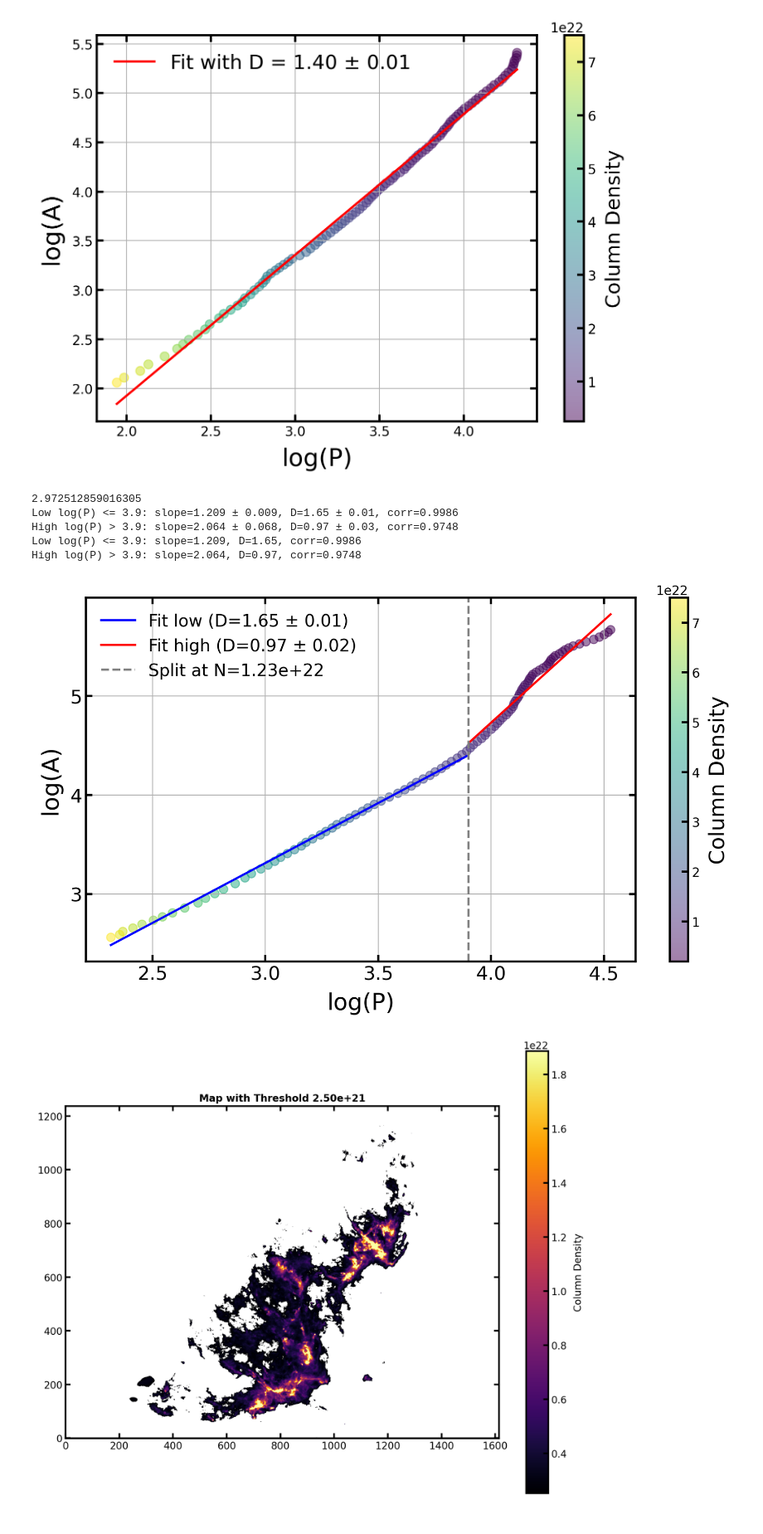
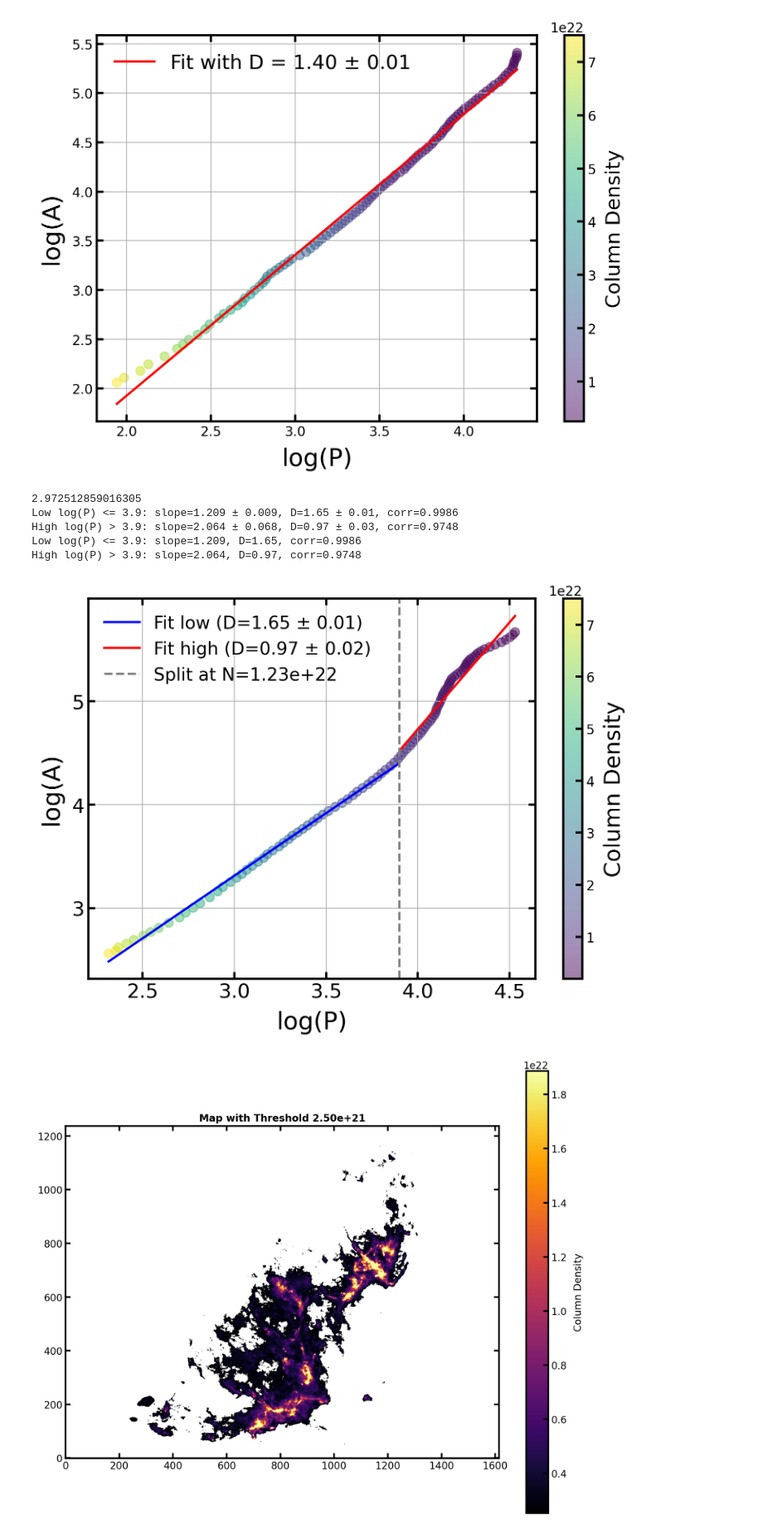
Before and after one commit to SimoneSped/fractal_OMC, a Jupyter notebook: Global_Properties.ipynb, the cells around one changed output. Shown: that part at 83% size. Saved outputs shown, nothing was run; the diff lists cells and outputs as text; code cells hidden in the pictures.

```diff
--- a/Global_Properties.ipynb
+++ b/Global_Properties.ipynb
@@ -322,7 +322,7 @@ print(f"High log(P) > {split_value}: slope={slope_high:.3f} ± {slope_err_high:.
 print(f"Low log(P) <= {split_value}: slope={slope_low:.3f}, D={2/slope_low:.2f}, corr={corr_coef_low:.4f}")
 print(f"High log(P) > {split_value}: slope={slope_high:.3f}, D={2/slope_high:.2f}, corr={corr_coef_high:.4f}")
 
-plt.figure(figsize=(10, 6))
+plt.figure(figsize=(8, 6))
 thresholds = results_OA["thresholds"]
 norm = plt.Normalize(threshold_min, threshold_max)
 cmap = plt.cm.viridis
@@ -336,34 +336,34 @@ sc = plt.scatter(
 x_low = np.linspace(log_perimeters[mask_low].min(), log_perimeters[mask_low].max(), 100)
 x_high = np.linspace(log_perimeters[mask_high].min(), log_perimeters[mask_high].max(), 100)
 plt.plot(x_low, slope_low * x_low + intercept_low, color="blue", label=f"Fit low (D={2/slope_low:.2f} ± 0.01)")
 plt.plot(x_high, slope_high * x_high + intercept_high, color="red", label=f"Fit high (D={2/slope_high:.2f} ± 0.02)")
 
 # Draw a vertical line at the split, labeled with the corresponding threshold value
 split_idx = np.abs(log_perimeters - split_value).argmin()
 split_threshold = thresholds[split_idx]
 plt.axvline(split_value, color='gray', linestyle='--', label=f"Split at N={split_threshold:.2e}")
 
 cbar = plt.colorbar(sc)
 cbar.set_label("Column Density", fontsize=20)
 
 plt.xlabel("log(P)", fontsize=22)
 plt.ylabel("log(A)", fontsize=22)
 plt.legend(fontsize=16)
 
 plt.xticks(fontsize=18)
 plt.yticks(fontsize=18)
 plt.locator_params(axis='x', nbins=5)
 plt.locator_params(axis='y', nbins=5)
 
 plt.grid(True)
 plt.show()
 # %% [output]
 2.972512859016305
 Low log(P) <= 3.9: slope=1.209 ± 0.009, D=1.65 ± 0.01, corr=0.9986
 High log(P) > 3.9: slope=2.064 ± 0.068, D=0.97 ± 0.03, corr=0.9748
 Low log(P) <= 3.9: slope=1.209, D=1.65, corr=0.9986
 High log(P) > 3.9: slope=2.064, D=0.97, corr=0.9748
-[figure, old version]
+[figure, new version]
 # %%
 show_regions_with_sections(N_H2_OB, n_regions= 0, thresholds=[2.5e21, 1.21e22, 7.5e22])
 # %% [output]
```
Also changed, not shown: parts of 2 cells of this notebook, 2 other files.
